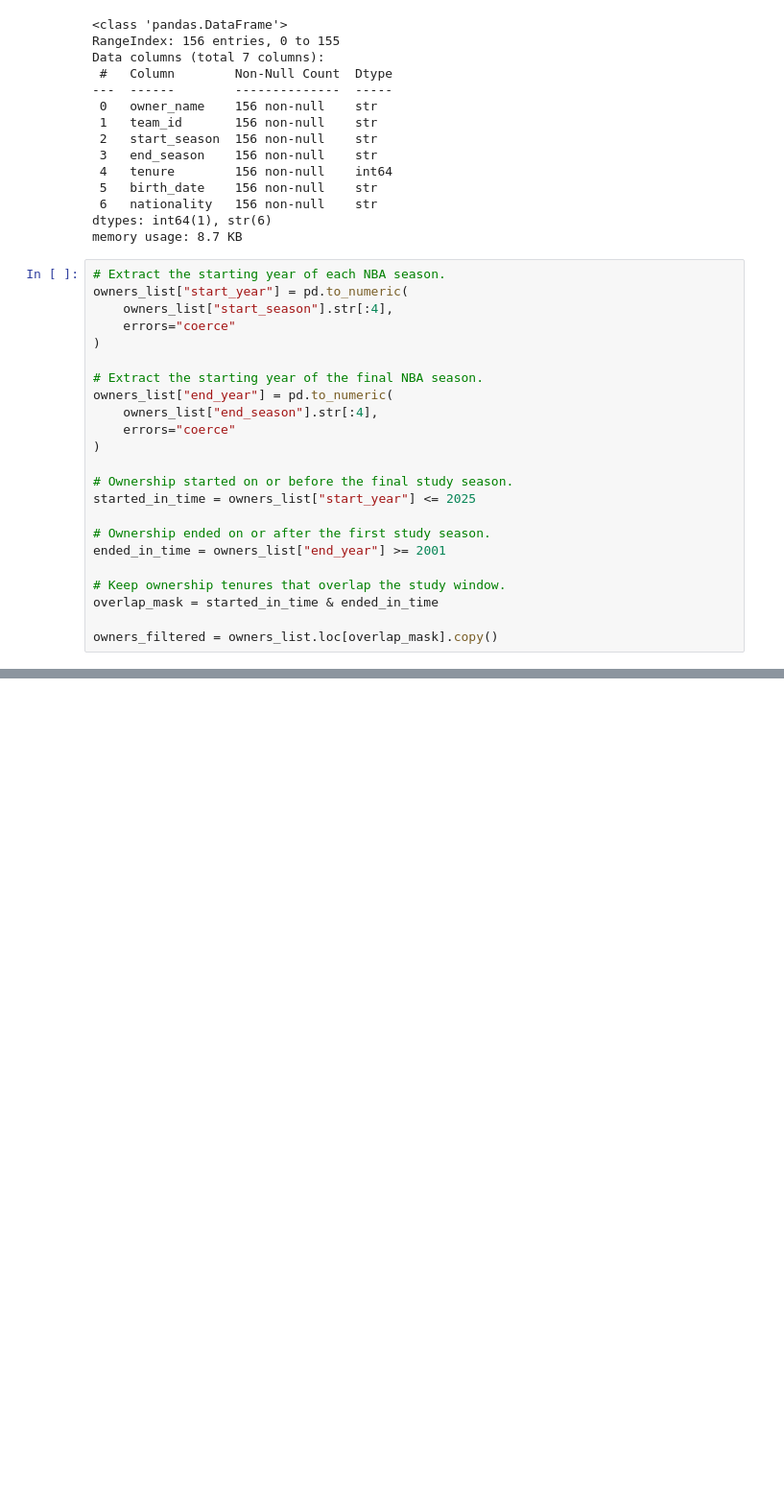
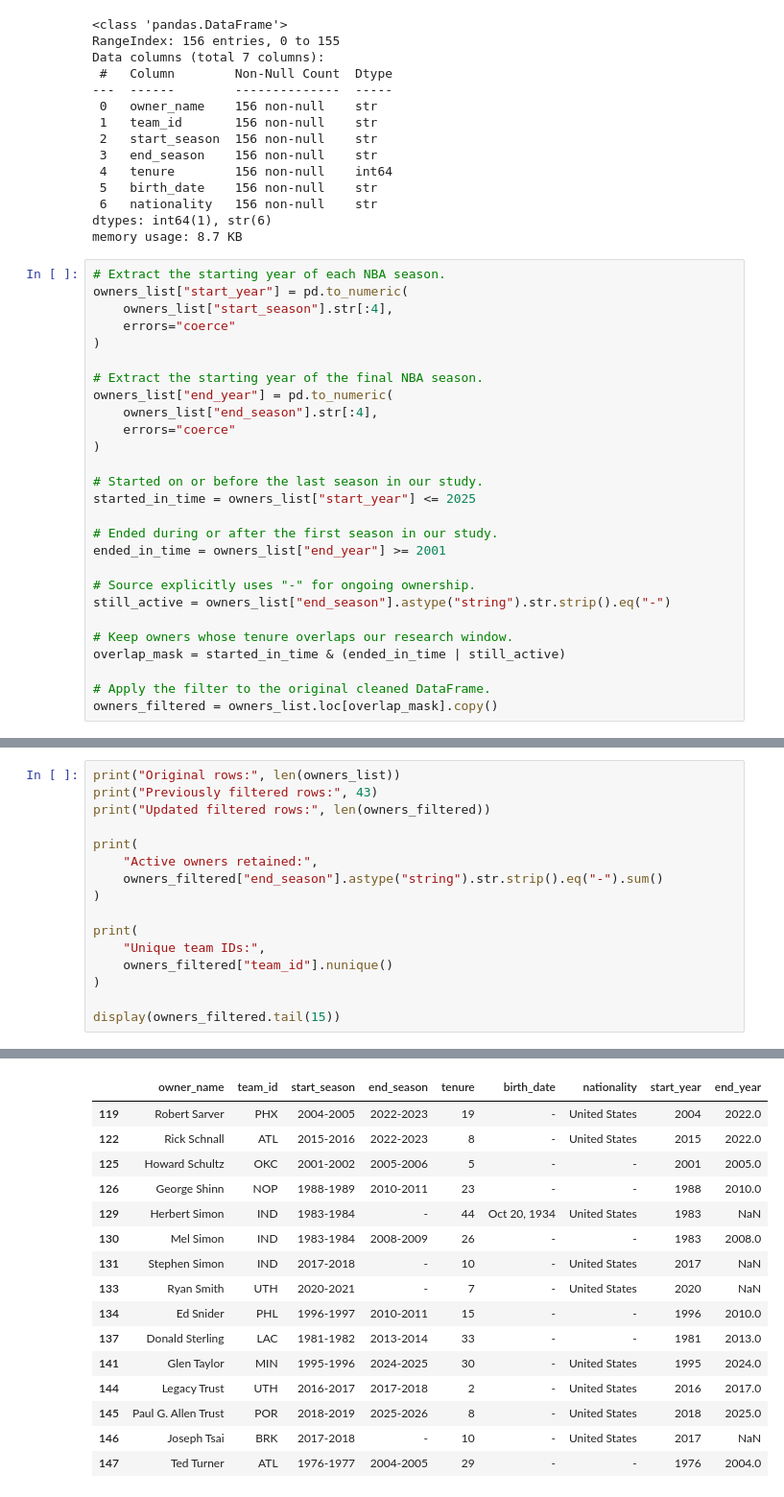
Before and after one commit to jtran226/nba_economics, a Jupyter notebook: notebooks/16_s16_nba_owners.ipynb, the cells around one changed output, grey strips where cells are left out. Shown at 96% size. Cells and saved outputs as stored; diff of their text form; blank space fills up the shorter version.

```diff
--- a/notebooks/16_s16_nba_owners.ipynb
+++ b/notebooks/16_s16_nba_owners.ipynb
@@ -65,13 +65,17 @@ owners_list["end_year"] = pd.to_numeric(
     errors="coerce"
 )
 
-# Ownership started on or before the final study season.
+# Started on or before the last season in our study.
 started_in_time = owners_list["start_year"] <= 2025
 
-# Ownership ended on or after the first study season.
+# Ended during or after the first season in our study.
 ended_in_time = owners_list["end_year"] >= 2001
 
-# Keep ownership tenures that overlap the study window.
-overlap_mask = started_in_time & ended_in_time
+# Source explicitly uses "-" for ongoing ownership.
+still_active = owners_list["end_season"].astype("string").str.strip().eq("-")
 
+# Keep owners whose tenure overlaps our research window.
+overlap_mask = started_in_time & (ended_in_time | still_active)
+
+# Apply the filter to the original cleaned DataFrame.
 owners_filtered = owners_list.loc[overlap_mask].copy()
@@ -77,0 +147,17 @@ owners_filtered = owners_list.loc[overlap_mask].copy()
+# %%
+print("Original rows:", len(owners_list))
+print("Previously filtered rows:", 43)
+print("Updated filtered rows:", len(owners_filtered))
+
+print(
+    "Active owners retained:",
+    owners_filtered["end_season"].astype("string").str.strip().eq("-").sum()
+)
+
+print(
+    "Unique team IDs:",
+    owners_filtered["team_id"].nunique()
+)
+
+display(owners_filtered.tail(15))
+# %% [output]
@@ -77,0 +169,16 @@ owners_filtered = owners_list.loc[overlap_mask].copy()
+|  | owner_name | team_id | start_season | end_season | tenure | birth_date | nationality | start_year | end_year |
+| 119 | Robert Sarver | PHX | 2004-2005 | 2022-2023 | 19 | - | United States | 2004 | 2022.0 |
+| 122 | Rick Schnall | ATL | 2015-2016 | 2022-2023 | 8 | - | United States | 2015 | 2022.0 |
+| 125 | Howard Schultz | OKC | 2001-2002 | 2005-2006 | 5 | - | - | 2001 | 2005.0 |
+| 126 | George Shinn | NOP | 1988-1989 | 2010-2011 | 23 | - | - | 1988 | 2010.0 |
+| 129 | Herbert Simon | IND | 1983-1984 | - | 44 | Oct 20, 1934 | United States | 1983 | NaN |
+| 130 | Mel Simon | IND | 1983-1984 | 2008-2009 | 26 | - | - | 1983 | 2008.0 |
+| 131 | Stephen Simon | IND | 2017-2018 | - | 10 | - | United States | 2017 | NaN |
+| 133 | Ryan Smith | UTH | 2020-2021 | - | 7 | - | United States | 2020 | NaN |
+| 134 | Ed Snider | PHL | 1996-1997 | 2010-2011 | 15 | - | - | 1996 | 2010.0 |
+| 137 | Donald Sterling | LAC | 1981-1982 | 2013-2014 | 33 | - | - | 1981 | 2013.0 |
+| 141 | Glen Taylor | MIN | 1995-1996 | 2024-2025 | 30 | - | United States | 1995 | 2024.0 |
+| 144 | Legacy Trust | UTH | 2016-2017 | 2017-2018 | 2 | - | United States | 2016 | 2017.0 |
+| 145 | Paul G. Allen Trust | POR | 2018-2019 | 2025-2026 | 8 | - | United States | 2018 | 2025.0 |
+| 146 | Joseph Tsai | BRK | 2017-2018 | - | 10 | - | United States | 2017 | NaN |
+| 147 | Ted Turner | ATL | 1976-1977 | 2004-2005 | 29 | - | - | 1976 | 2004.0 |
```
Also changed, not shown: parts of 18 cells of this notebook, 22 other files.
